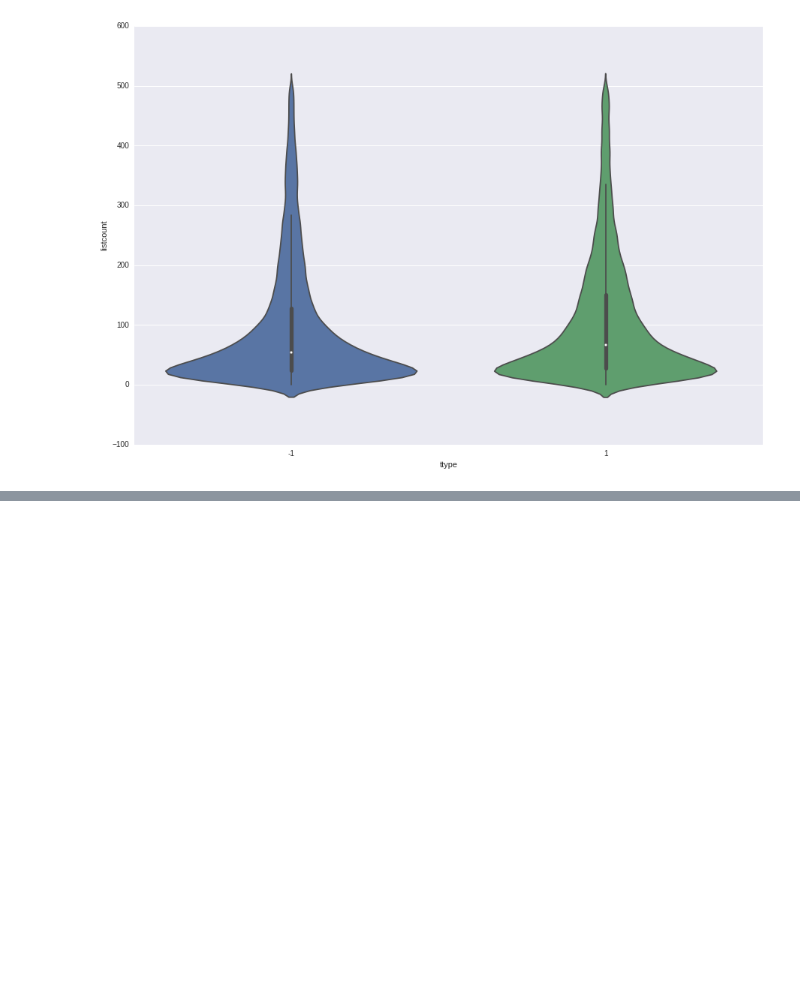
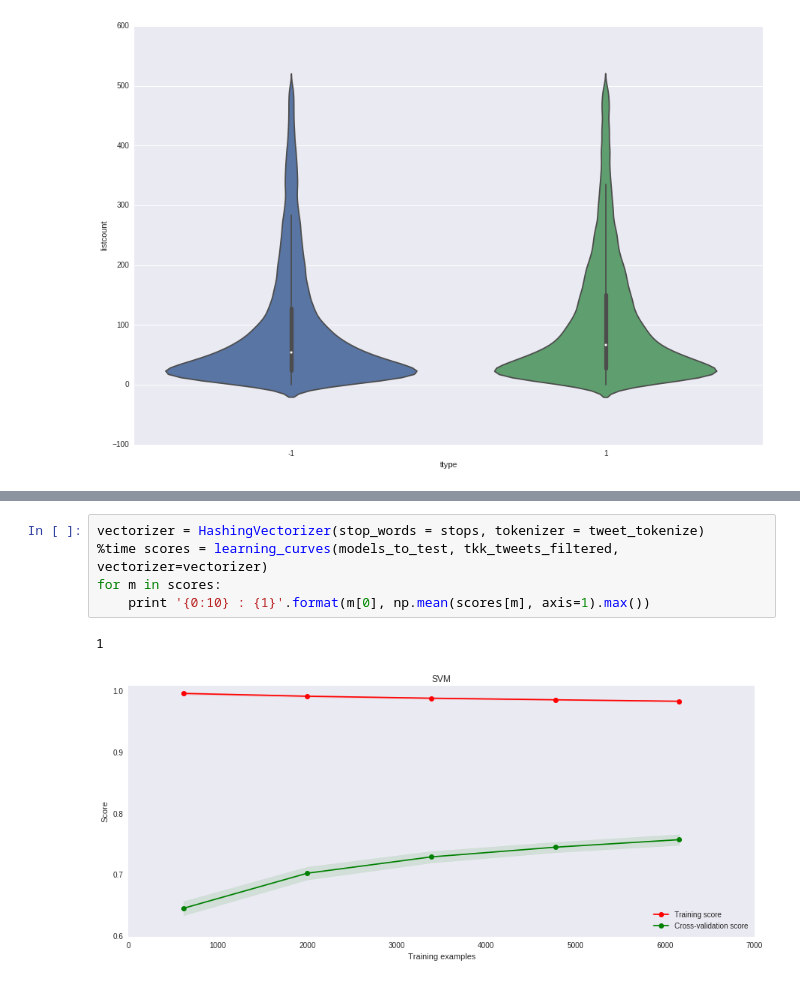
Before and after one commit to Vlad0922/twitter_sentiment, a Jupyter notebook: Prototypes and tests.ipynb, the cells around one changed output, grey strips where cells are left out. Cells and saved outputs as stored; diff of their text form; blank space fills up the shorter version.

```diff
--- a/Prototypes and tests.ipynb
+++ b/Prototypes and tests.ipynb
@@ -655,0 +851,8 @@ Topic #9:
+# %%
+vectorizer = HashingVectorizer(stop_words = stops, tokenizer = tweet_tokenize)
+%time scores = learning_curves(models_to_test, tkk_tweets_filtered, vectorizer=vectorizer)
+for m in scores:
+    print '{0:10} : {1}'.format(m[0], np.mean(scores[m], axis=1).max())
+# %% [output]
+1
+[figure, added]
```
Also changed, not shown: parts of 57 cells of this notebook, 11 other files.
